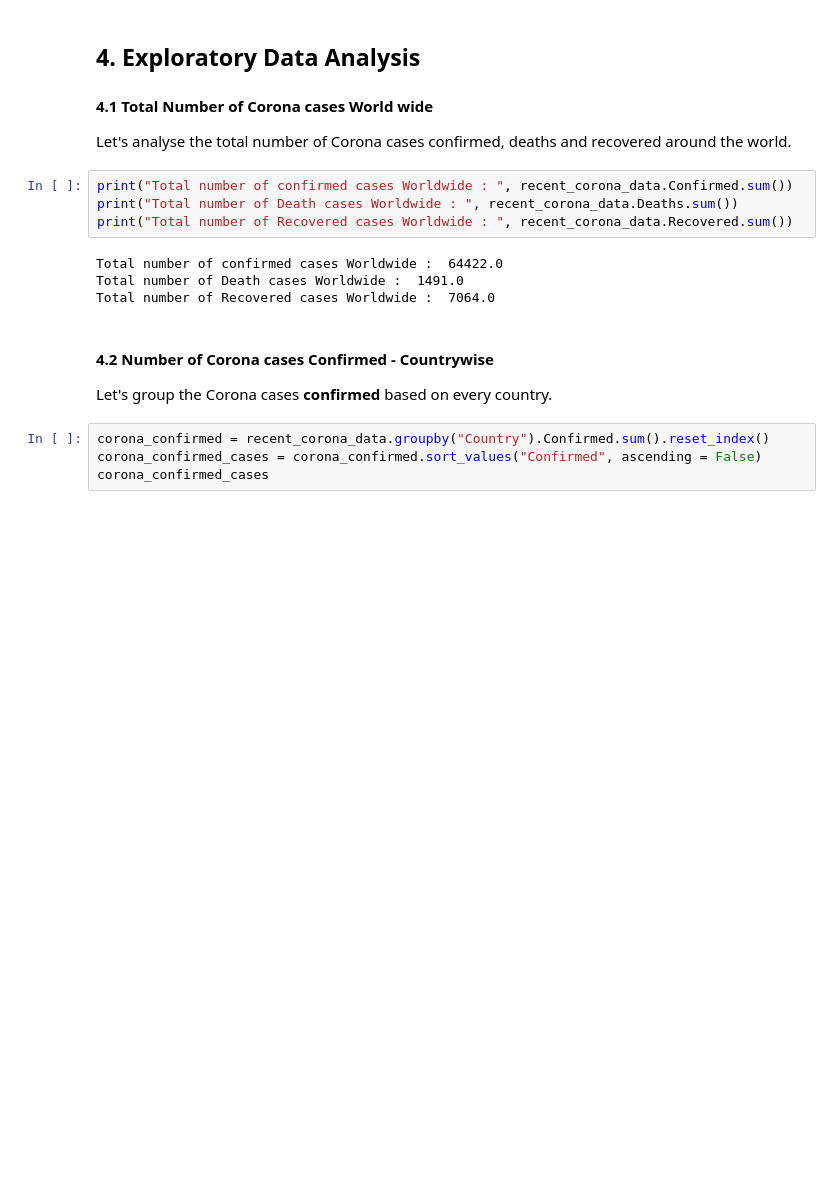
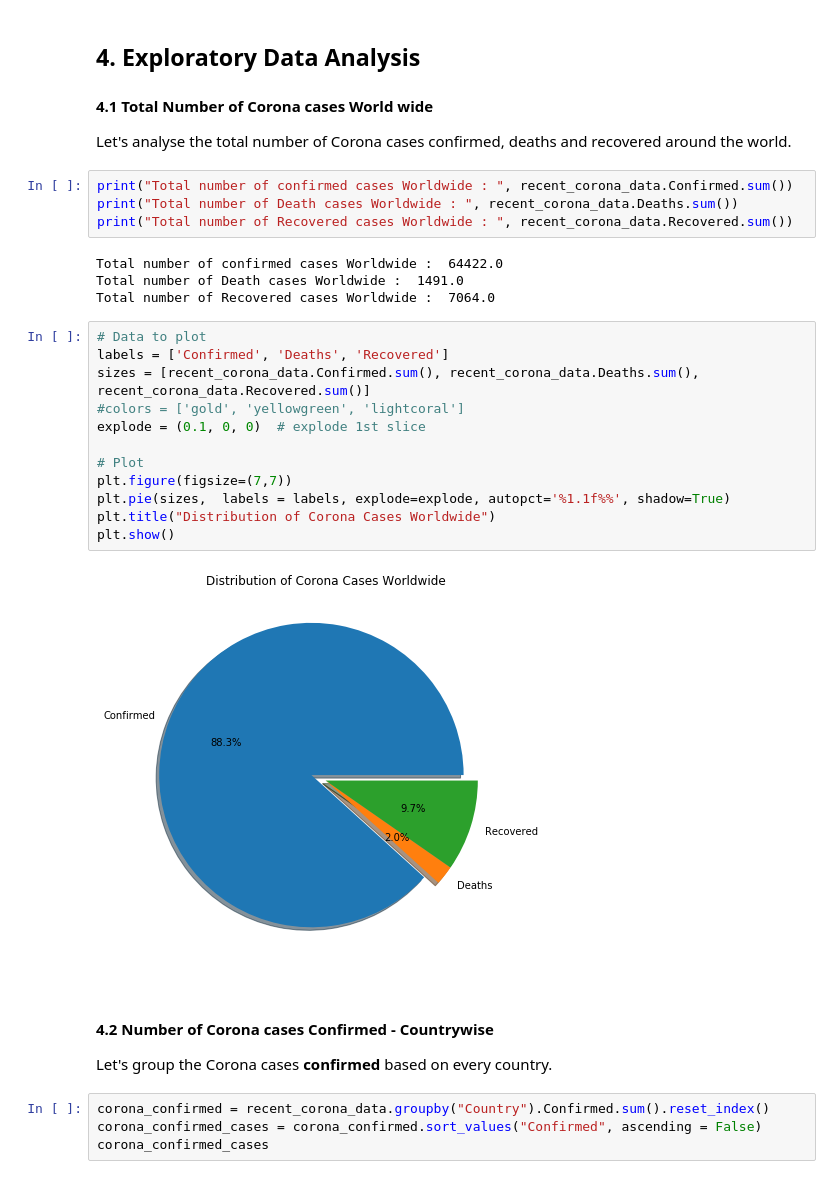
Before and after one commit to sunilkumarmano/Exploratory-Data-Analysis, a Jupyter notebook: Novel Corona Virus 2020 - Exploratory Data Analysis/Exploratory Data Analysis on Novel Corona Virus 2020.ipynb, the cells around one changed output. Saved outputs shown, nothing was run; the diff lists cells and outputs as text; blank space fills up the shorter version.

Commit message:
corona commit updated

```diff
--- a/Novel Corona Virus 2020 - Exploratory Data Analysis/Exploratory Data Analysis on Novel Corona Virus 2020.ipynb
+++ b/Novel Corona Virus 2020 - Exploratory Data Analysis/Exploratory Data Analysis on Novel Corona Virus 2020.ipynb
@@ -263,6 +263,20 @@ print("Total number of Recovered cases Worldwide : ", recent_corona_data.Recover
 Total number of confirmed cases Worldwide :  64422.0
 Total number of Death cases Worldwide :  1491.0
 Total number of Recovered cases Worldwide :  7064.0
+# %%
+# Data to plot
+labels = ['Confirmed', 'Deaths', 'Recovered']
+sizes = [recent_corona_data.Confirmed.sum(), recent_corona_data.Deaths.sum(), recent_corona_data.Recovered.sum()]
+#colors = ['gold', 'yellowgreen', 'lightcoral']
+explode = (0.1, 0, 0)  # explode 1st slice
+
+# Plot
+plt.figure(figsize=(7,7))
+plt.pie(sizes,  labels = labels, explode=explode, autopct='%1.1f%%', shadow=True)
+plt.title("Distribution of Corona Cases Worldwide")
+plt.show()
+# %% [output]
+[figure, added]
 # %% [markdown]
 #### 4.2 Number of Corona cases Confirmed - Countrywise
 
```
Also changed, not shown: parts of 1 cell of this notebook.
